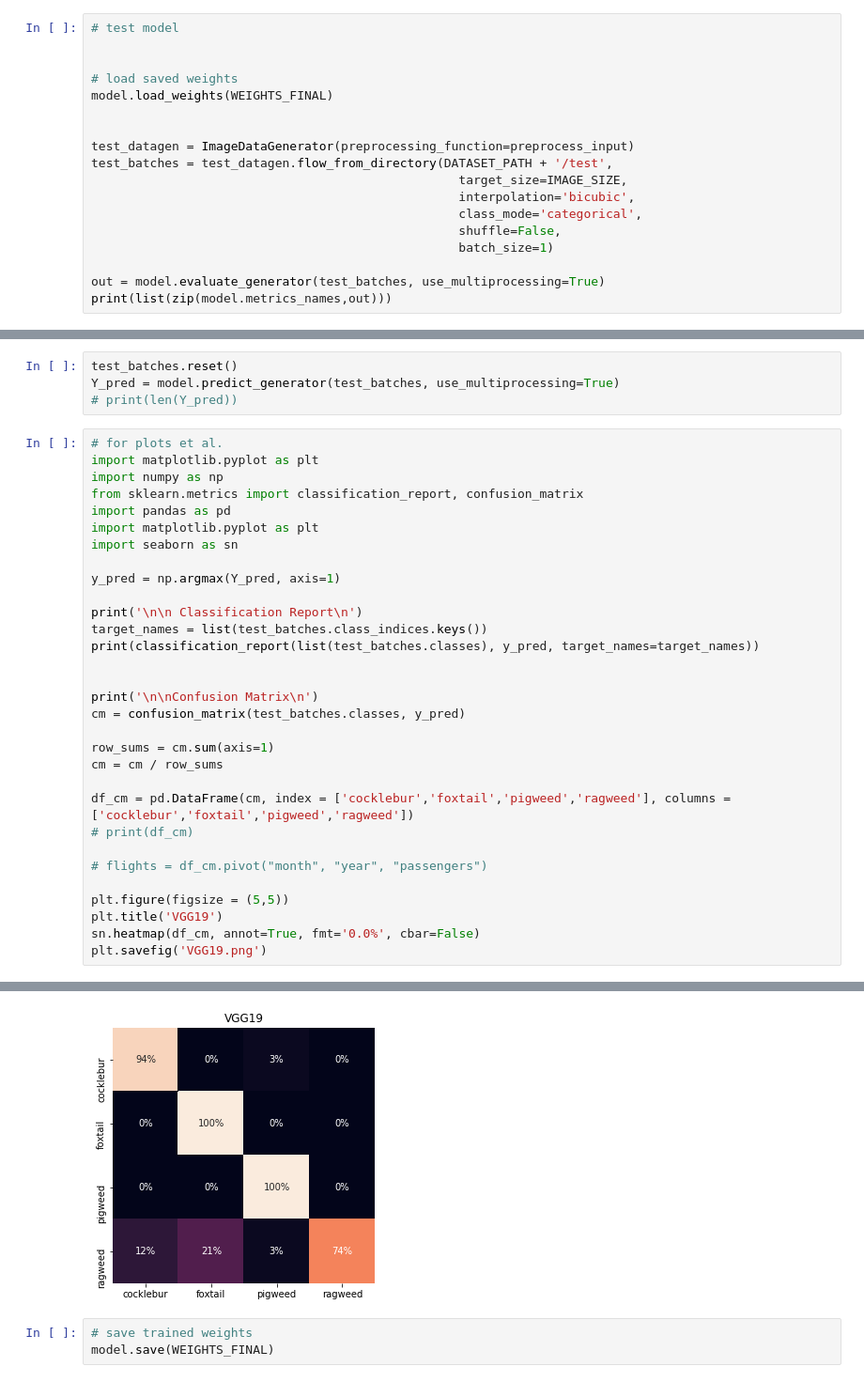
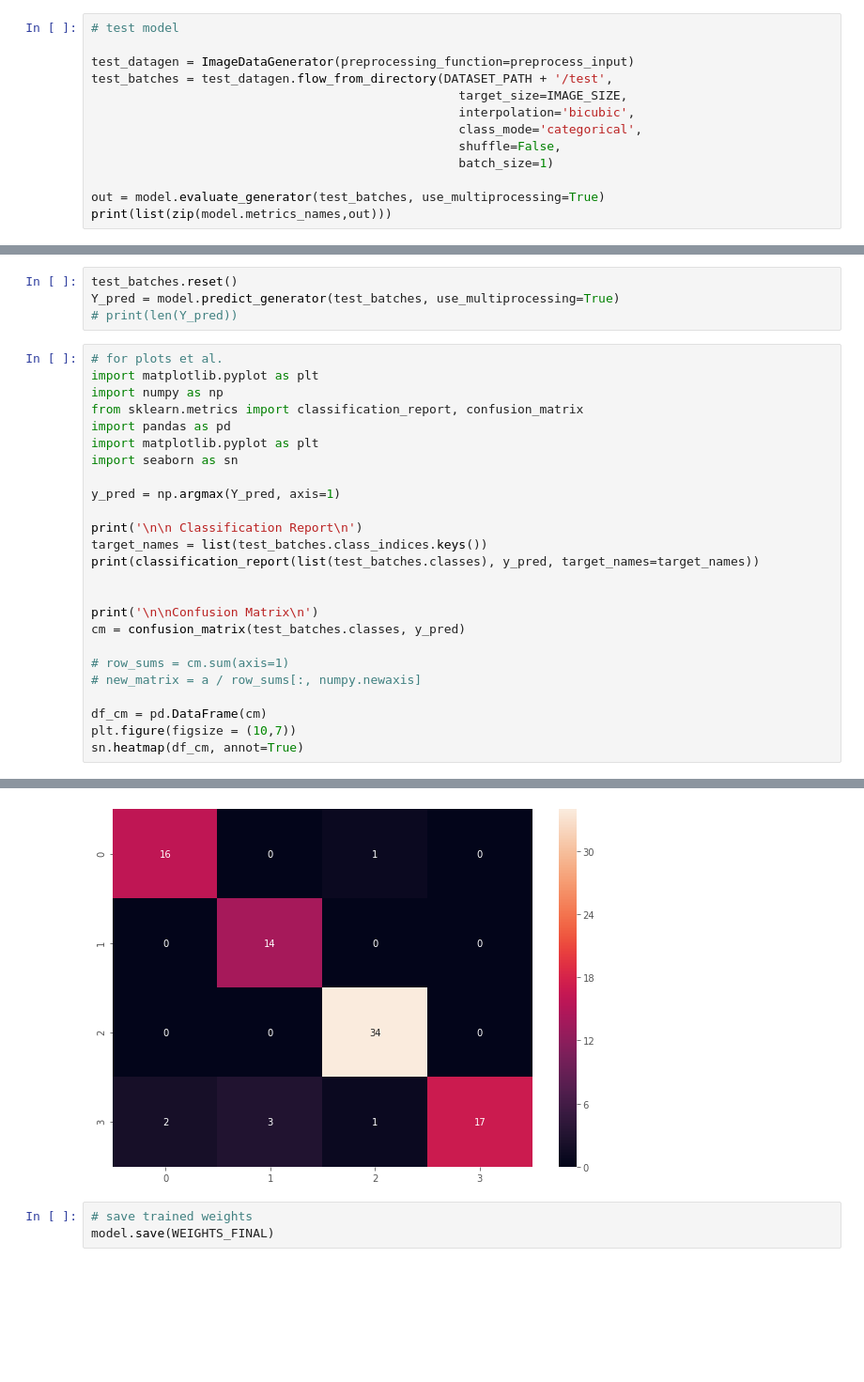
Before and after one commit to Salazar-Prime/Inception, a Jupyter notebook: FinalProject_VGG19.ipynb, the cells around one changed output, grey strips where cells are left out. Shown at 94% size. Drawn from its saved outputs; the diff is of its cells as text; blank space fills up the shorter version.

```diff
--- a/FinalProject_VGG19.ipynb
+++ b/FinalProject_VGG19.ipynb
@@ -155,11 +155,6 @@ plt.savefig("plot.png")
 [figure]
 # %%
 # test model
-
-
-# load saved weights
-model.load_weights(WEIGHTS_FINAL)
-
 
 test_datagen = ImageDataGenerator(preprocessing_function=preprocess_input)
 test_batches = test_datagen.flow_from_directory(DATASET_PATH + '/test',
@@ -197,18 +192,12 @@ print(classification_report(list(test_batches.classes), y_pred, target_names=tar
 print('\n\nConfusion Matrix\n')
 cm = confusion_matrix(test_batches.classes, y_pred)
 
-row_sums = cm.sum(axis=1)
-cm = cm / row_sums
+# row_sums = cm.sum(axis=1)
+# new_matrix = a / row_sums[:, numpy.newaxis]
 
-df_cm = pd.DataFrame(cm, index = ['cocklebur','foxtail','pigweed','ragweed'], columns = ['cocklebur','foxtail','pigweed','ragweed'])
-# print(df_cm)
-
-# flights = df_cm.pivot("month", "year", "passengers")
-
-plt.figure(figsize = (5,5))
-plt.title('VGG19')
-sn.heatmap(df_cm, annot=True, fmt='0.0%', cbar=False)
-plt.savefig('VGG19.png')
+df_cm = pd.DataFrame(cm)
+plt.figure(figsize = (10,7))
+sn.heatmap(df_cm, annot=True)
 # %% [output]
  Classification Report
 
@@ -229,4 +219,4 @@ Confusion Matrix
-[figure, old version]
+[figure, new version]
 # %%
 # save trained weights
 model.save(WEIGHTS_FINAL)
```
Also changed, not shown: parts of 2 cells of this notebook, 10 other files.
